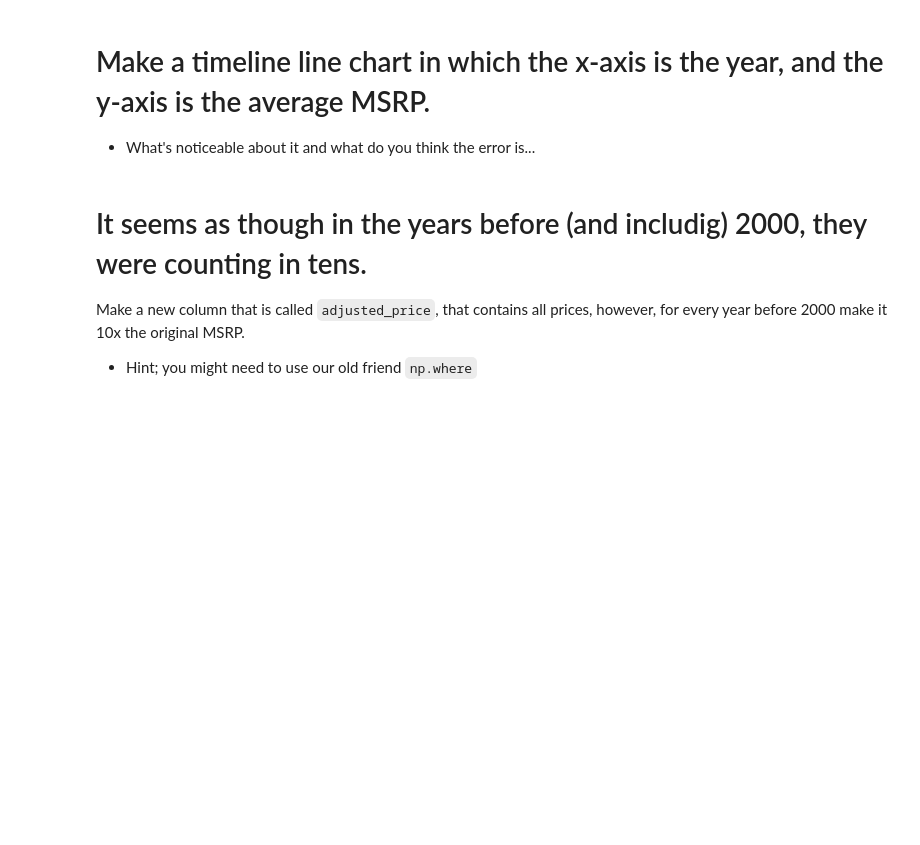
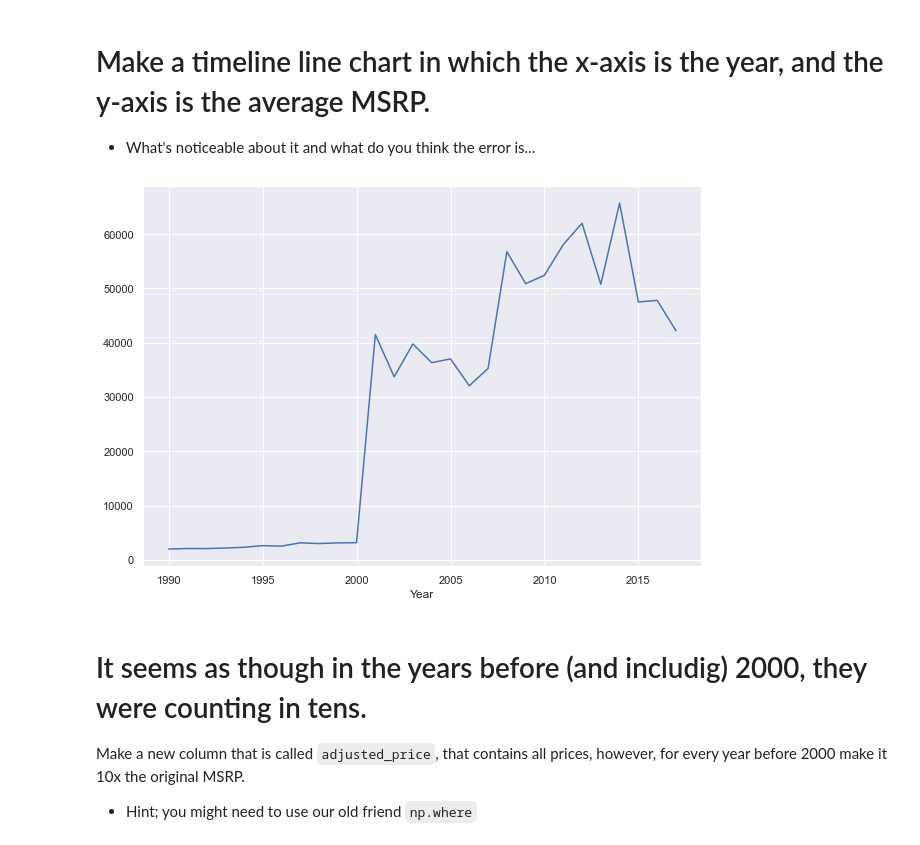
Before and after one commit to RandyLu0/2022-fall-data-science, a Jupyter notebook: Week-02-EDA/Exercise-EDA.ipynb, the cells around one changed output. Drawn from its saved outputs; the diff is of its cells as text; code cells hidden in the pictures; blank space fills up the shorter version.

```diff
--- a/Week-02-EDA/Exercise-EDA.ipynb
+++ b/Week-02-EDA/Exercise-EDA.ipynb
@@ -108,6 +108,10 @@ df["Make"].value_counts().plot(kind = "barh");
 * What's noticeable about it and what do you think the error is...
 # %%
 # Make a timeline line chart in which the x-axis is the year, and the y-axis is the average MSRP.
+axes = df.groupby("Year")["MSRP"].mean()
+axes.plot(figsize=(10, 7));
+# %% [output]
+[figure, added]
 # %% [markdown]
 # It seems as though in the years before (and includig) 2000, they were counting in tens.
 Make a new column that is called `adjusted_price`, that contains all prices, however, for every year before 2000 make it 10x the original MSRP.
```
Also changed, not shown: parts of 4 cells of this notebook.
